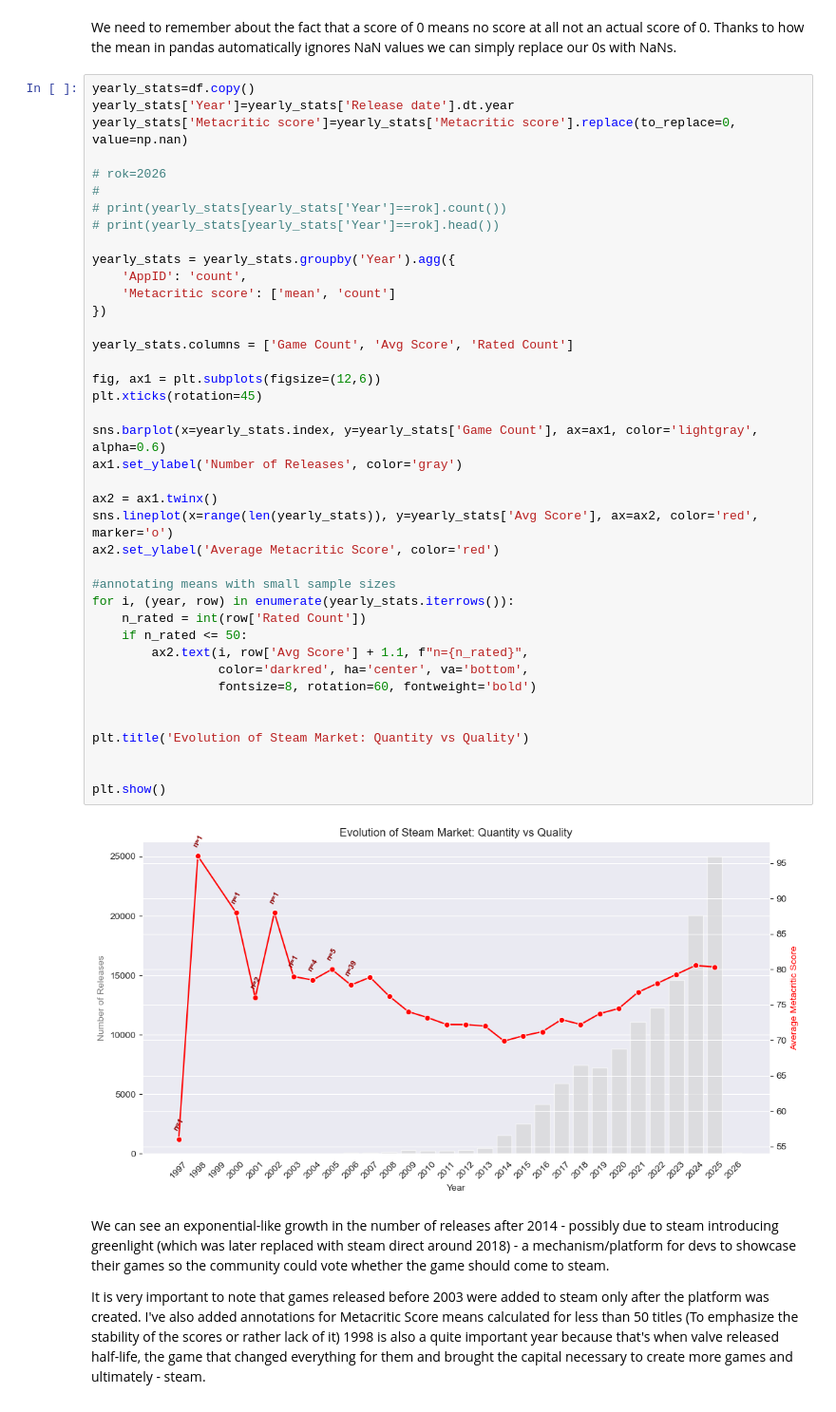
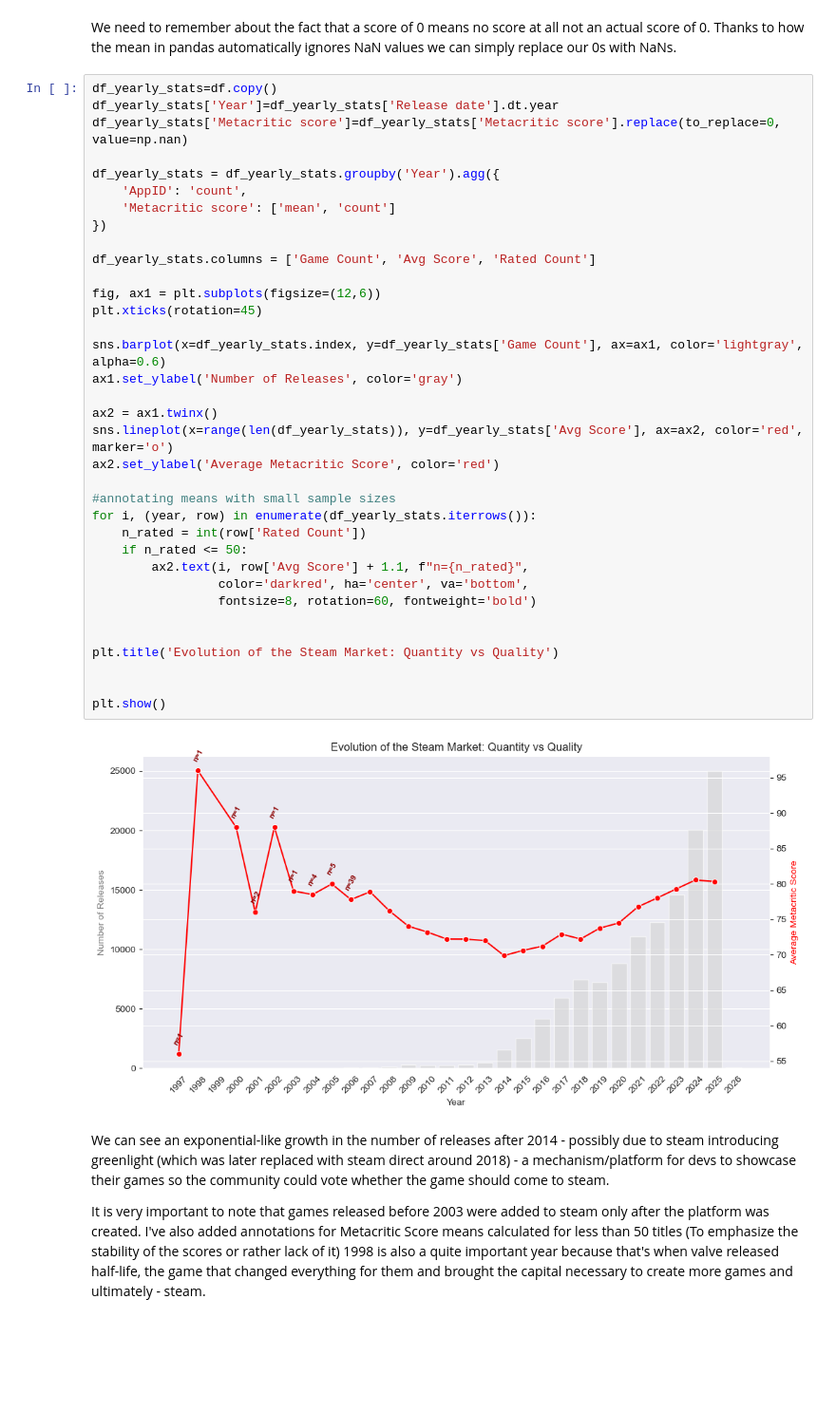
Before and after one commit to Drag0neUsz/EDA1_Steam_Games, a Jupyter notebook: EDA0.ipynb, the cells around one changed output. Shown at 95% size. Cells and saved outputs as stored; diff of their text form; blank space fills up the shorter version.

```diff
--- a/EDA0.ipynb
+++ b/EDA0.ipynb
@@ -265,47 +277,42 @@ We can see a subtle tendency for games with a lot of owners (midpoint above 1 mi
 # %% [markdown]
 We need to remember about the fact that a score of 0 means no score at all not an actual score of 0. Thanks to how the mean in pandas automatically ignores NaN values we can simply replace our 0s with NaNs.
 # %%
-yearly_stats=df.copy()
-yearly_stats['Year']=yearly_stats['Release date'].dt.year
-yearly_stats['Metacritic score']=yearly_stats['Metacritic score'].replace(to_replace=0, value=np.nan)
+df_yearly_stats=df.copy()
+df_yearly_stats['Year']=df_yearly_stats['Release date'].dt.year
+df_yearly_stats['Metacritic score']=df_yearly_stats['Metacritic score'].replace(to_replace=0, value=np.nan)
 
-# rok=2026
-#
-# print(yearly_stats[yearly_stats['Year']==rok].count())
-# print(yearly_stats[yearly_stats['Year']==rok].head())
-
-yearly_stats = yearly_stats.groupby('Year').agg({
+df_yearly_stats = df_yearly_stats.groupby('Year').agg({
     'AppID': 'count',
     'Metacritic score': ['mean', 'count']
 })
 
-yearly_stats.columns = ['Game Count', 'Avg Score', 'Rated Count']
+df_yearly_stats.columns = ['Game Count', 'Avg Score', 'Rated Count']
 
 fig, ax1 = plt.subplots(figsize=(12,6))
 plt.xticks(rotation=45)
 
-sns.barplot(x=yearly_stats.index, y=yearly_stats['Game Count'], ax=ax1, color='lightgray', alpha=0.6)
+sns.barplot(x=df_yearly_stats.index, y=df_yearly_stats['Game Count'], ax=ax1, color='lightgray', alpha=0.6)
 ax1.set_ylabel('Number of Releases', color='gray')
 
 ax2 = ax1.twinx()
-sns.lineplot(x=range(len(yearly_stats)), y=yearly_stats['Avg Score'], ax=ax2, color='red', marker='o')
+sns.lineplot(x=range(len(df_yearly_stats)), y=df_yearly_stats['Avg Score'], ax=ax2, color='red', marker='o')
 ax2.set_ylabel('Average Metacritic Score', color='red')
 
 #annotating means with small sample sizes
-for i, (year, row) in enumerate(yearly_stats.iterrows()):
+for i, (year, row) in enumerate(df_yearly_stats.iterrows()):
     n_rated = int(row['Rated Count'])
     if n_rated <= 50:
         ax2.text(i, row['Avg Score'] + 1.1, f"n={n_rated}",
                  color='darkred', ha='center', va='bottom',
                  fontsize=8, rotation=60, fontweight='bold')
 
 
-plt.title('Evolution of Steam Market: Quantity vs Quality')
+plt.title('Evolution of the Steam Market: Quantity vs Quality')
 
 
 plt.show()
 # %% [output]
-[figure, old version]
+[figure, new version]
 # %% [markdown]
 We can see an exponential-like growth in the number of releases after 2014 - possibly due to steam introducing greenlight (which was later replaced with steam direct around 2018) - a mechanism/platform for devs to showcase their games so the community could vote whether the game should come to steam.
 
```
Also changed, not shown: parts of 13 cells of this notebook.
